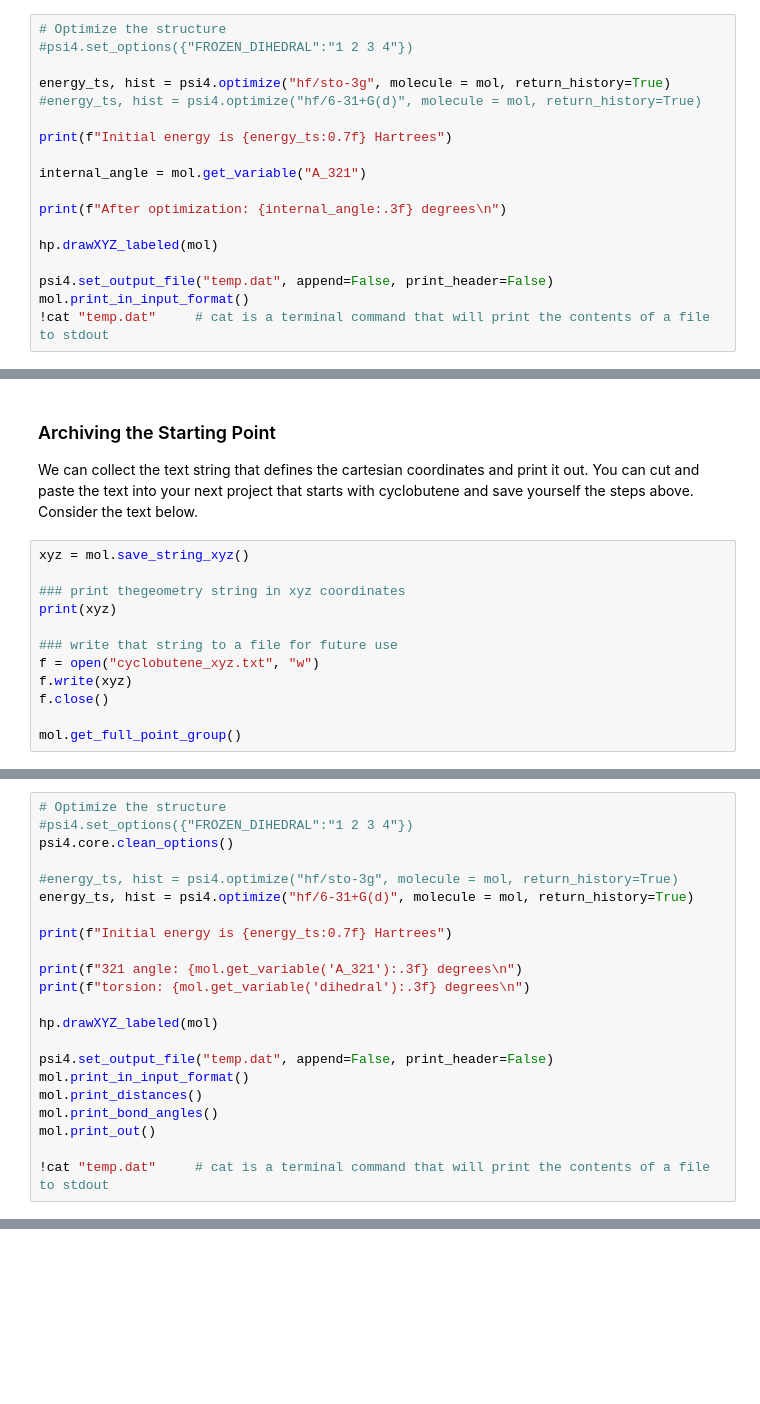
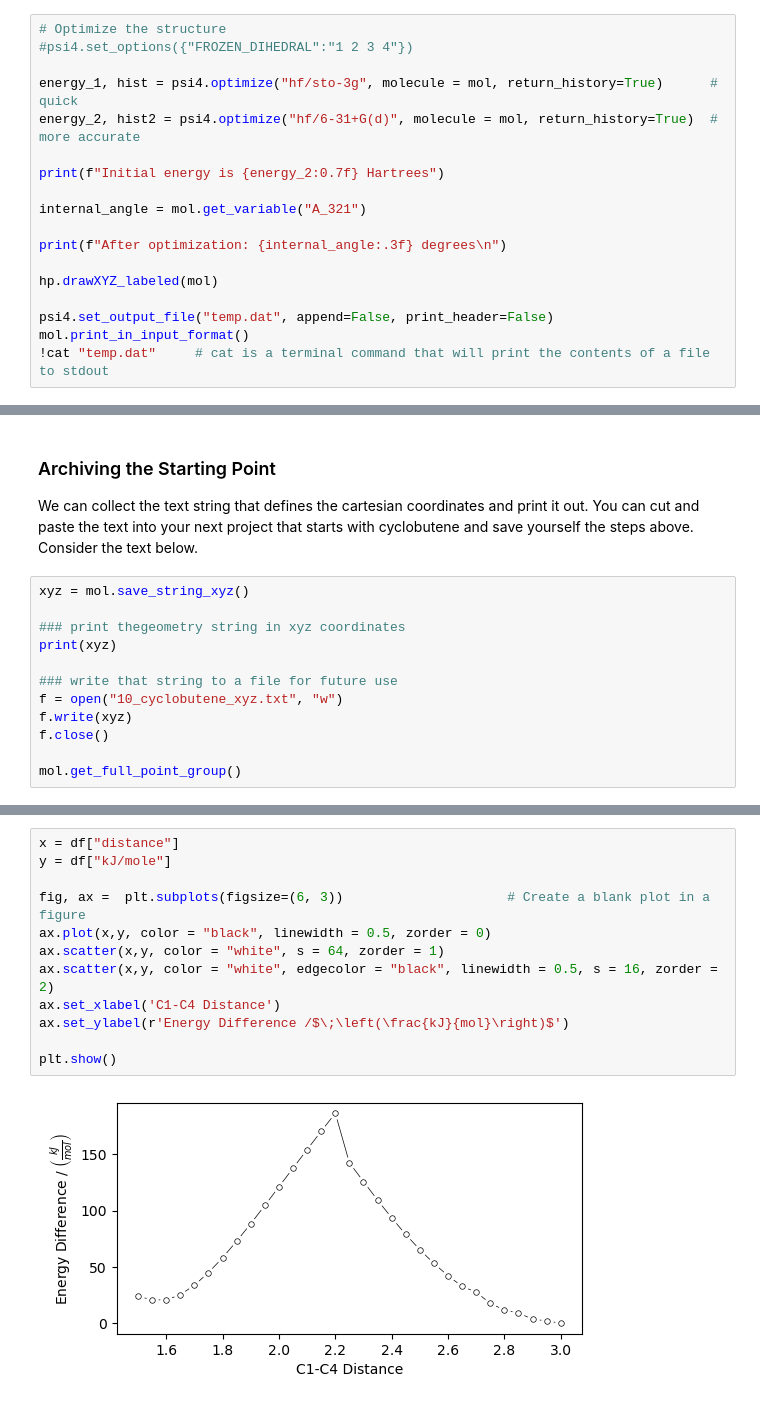
Before and after one commit to blinkletter/TryingPsi4andMore, a Jupyter notebook: 10-psi4-TS-Cyclization.ipynb, the cells around one changed output, grey strips where cells are left out. Cells and saved outputs as stored; diff of their text form; blank space fills up the shorter version.

```diff
--- a/10-psi4-TS-Cyclization.ipynb
+++ b/10-psi4-TS-Cyclization.ipynb
@@ -81,10 +83,10 @@
 # Optimize the structure
 #psi4.set_options({"FROZEN_DIHEDRAL":"1 2 3 4"})
 
-energy_ts, hist = psi4.optimize("hf/sto-3g", molecule = mol, return_history=True)
-#energy_ts, hist = psi4.optimize("hf/6-31+G(d)", molecule = mol, return_history=True)
+energy_1, hist = psi4.optimize("hf/sto-3g", molecule = mol, return_history=True)      # quick
+energy_2, hist2 = psi4.optimize("hf/6-31+G(d)", molecule = mol, return_history=True)  # more accurate
 
-print(f"Initial energy is {energy_ts:0.7f} Hartrees")
+print(f"Initial energy is {energy_2:0.7f} Hartrees")
 
 internal_angle = mol.get_variable("A_321")
 
@@ -157,7 +160,7 @@ xyz = mol.save_string_xyz()
 print(xyz)
 
 ### write that string to a file for future use
-f = open("cyclobutene_xyz.txt", "w")
+f = open("10_cyclobutene_xyz.txt", "w")
 f.write(xyz)
 f.close()
 
@@ -333,22 +186,0 @@ hp.drawXYZ_labeled(mol)
-# %%
-# Optimize the structure
-#psi4.set_options({"FROZEN_DIHEDRAL":"1 2 3 4"})
-psi4.core.clean_options()
-
-#energy_ts, hist = psi4.optimize("hf/sto-3g", molecule = mol, return_history=True)
-energy_ts, hist = psi4.optimize("hf/6-31+G(d)", molecule = mol, return_history=True)
-
-print(f"Initial energy is {energy_ts:0.7f} Hartrees")
-
-print(f"321 angle: {mol.get_variable('A_321'):.3f} degrees\n")
-print(f"torsion: {mol.get_variable('dihedral'):.3f} degrees\n")
-
-hp.drawXYZ_labeled(mol)
-
-psi4.set_output_file("temp.dat", append=False, print_header=False)
-mol.print_in_input_format()
-mol.print_distances()
-mol.print_bond_angles()
-mol.print_out()
-
-!cat "temp.dat"     # cat is a terminal command that will print the contents of a file to stdout
@@ -537,0 +295,14 @@ ts = geometries[8]
+# %%
+x = df["distance"]
+y = df["kJ/mole"]
+
+fig, ax =  plt.subplots(figsize=(6, 3))                     # Create a blank plot in a figure
+ax.plot(x,y, color = "black", linewidth = 0.5, zorder = 0)
+ax.scatter(x,y, color = "white", s = 64, zorder = 1)
+ax.scatter(x,y, color = "white", edgecolor = "black", linewidth = 0.5, s = 16, zorder = 2)
+ax.set_xlabel('C1-C4 Distance')
+ax.set_ylabel(r'Energy Difference /$\;\left(\frac{kJ}{mol}\right)$')
+
+plt.show()
+# %% [output]
+[figure, added]
```
Also changed, not shown: parts of 60 cells of this notebook, 15 other files.
